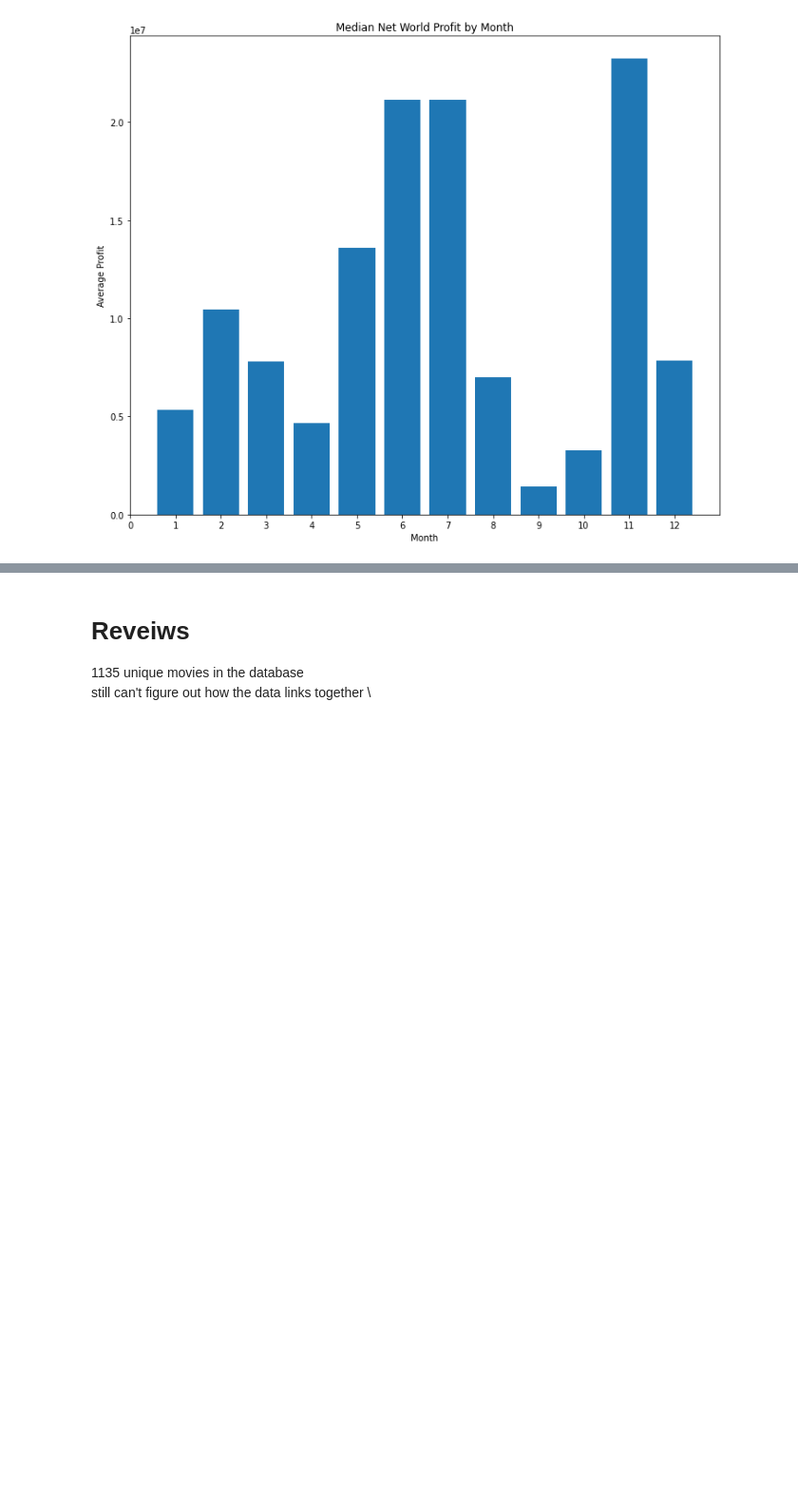
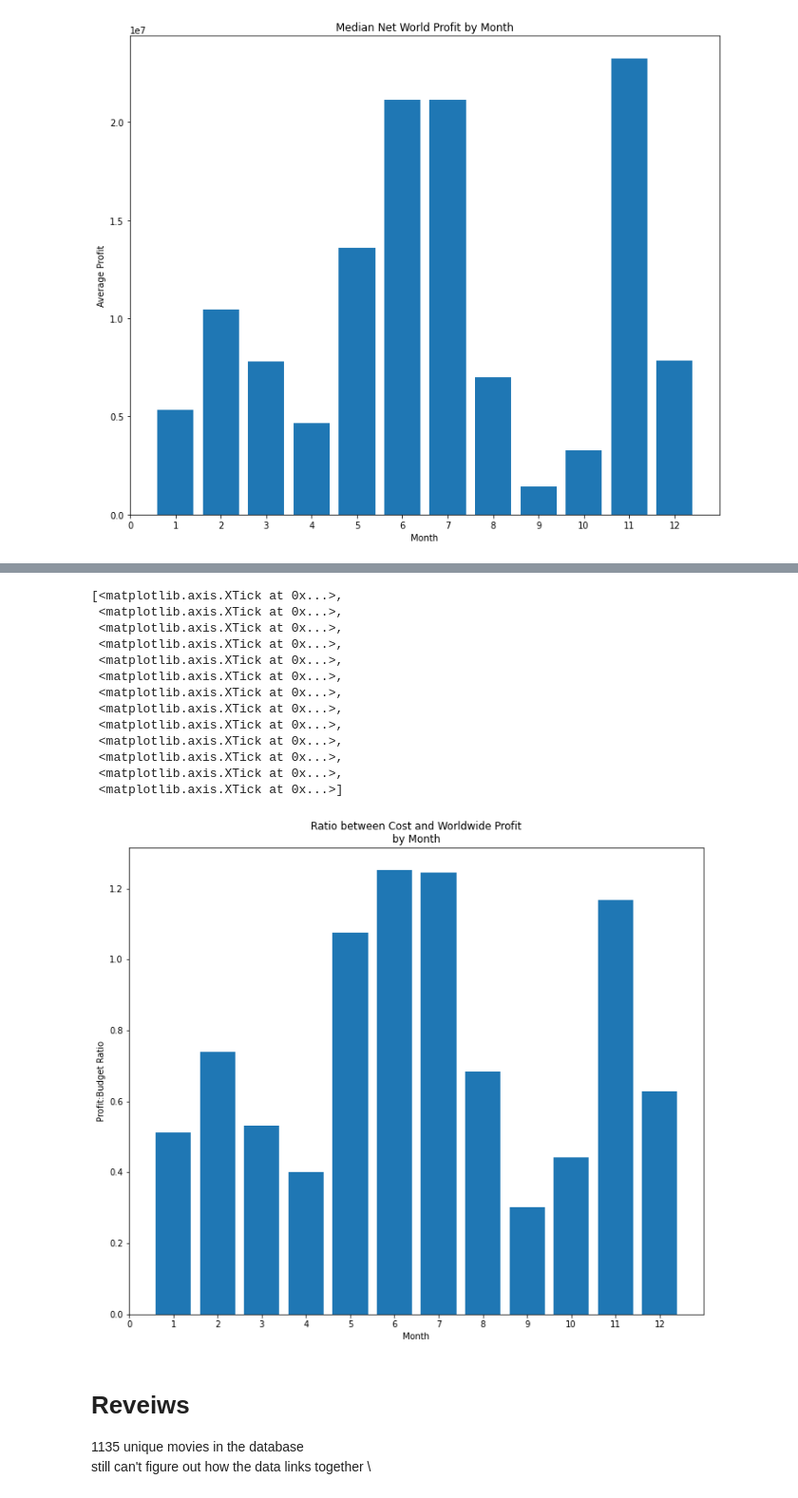
Before and after one commit to pschulk/Microsoft_Studio_Analysis_Phase_1, a Jupyter notebook: djtestnotebook.ipynb, the cells around one changed output, grey strips where cells are left out. Shown at 95% size. Drawn from its saved outputs; the diff is of its cells as text; code cells hidden in the pictures; blank space fills up the shorter version.

Commit message:
preliminary data exploration and visual generation

```diff
--- a/djtestnotebook.ipynb
+++ b/djtestnotebook.ipynb
@@ -481,3 +492,7 @@ ax.set_xticks(range(13))
  <matplotlib.axis.XTick at 0x...>,
  <matplotlib.axis.XTick at 0x...>]
 [figure]
+# %%
+## Calculating
+movie_budgets_clean1['net_budget_ratio'] = movie_budgets_clean1['net_worldwide_profit'] / movie_budgets_clean1['production_budget']
+movie_budgets_clean1
@@ -484,3 +513,29 @@ ax.set_xticks(range(13))
+# %%
+fig, ax = plt.subplots(figsize=(12,10))
+ax.set_title('Ratio between Cost and Worldwide Profit\nby Month')
+ax.bar(
+
+     list(movie_budgets_clean1.groupby('release_month').median()['net_budget_ratio'].index),
+     list(movie_budgets_clean1.groupby('release_month').median()['net_budget_ratio'].values))
+
+ax.set_ylabel('Profit:Budget Ratio')
+ax.set_xlabel('Month')
+ax.set_xticks(range(13))
+# %% [output]
+[<matplotlib.axis.XTick at 0x...>,
+ <matplotlib.axis.XTick at 0x...>,
+ <matplotlib.axis.XTick at 0x...>,
+ <matplotlib.axis.XTick at 0x...>,
+ <matplotlib.axis.XTick at 0x...>,
+ <matplotlib.axis.XTick at 0x...>,
+ <matplotlib.axis.XTick at 0x...>,
+ <matplotlib.axis.XTick at 0x...>,
+ <matplotlib.axis.XTick at 0x...>,
+ <matplotlib.axis.XTick at 0x...>,
+ <matplotlib.axis.XTick at 0x...>,
+ <matplotlib.axis.XTick at 0x...>,
+ <matplotlib.axis.XTick at 0x...>]
+[figure, added]
 # %% [markdown]
 # Reveiws
 1135 unique movies in the database \
```
Also changed, not shown: parts of 32 cells of this notebook.
